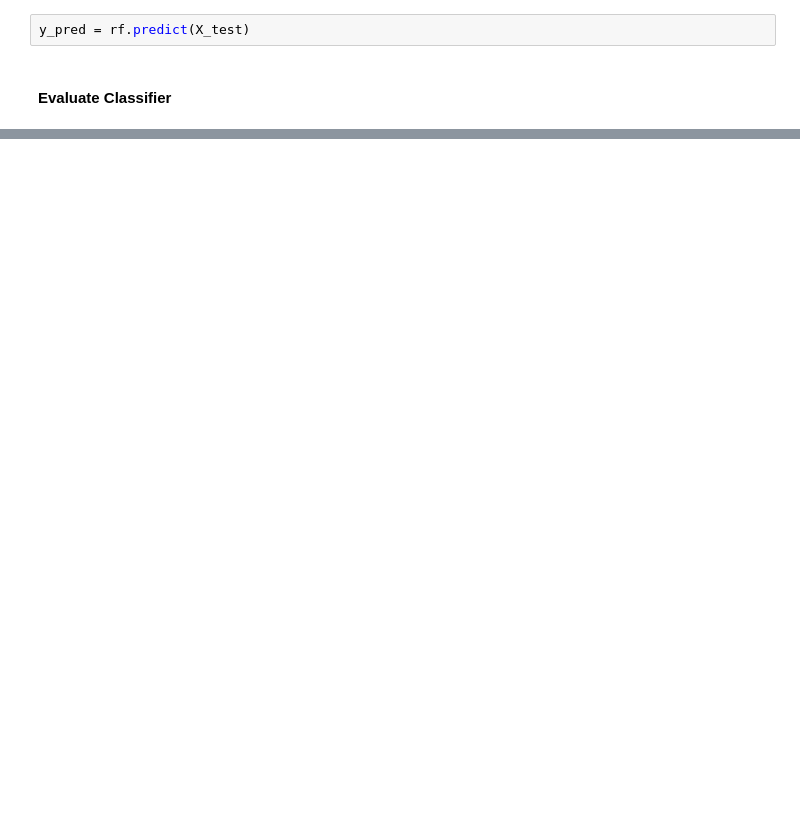
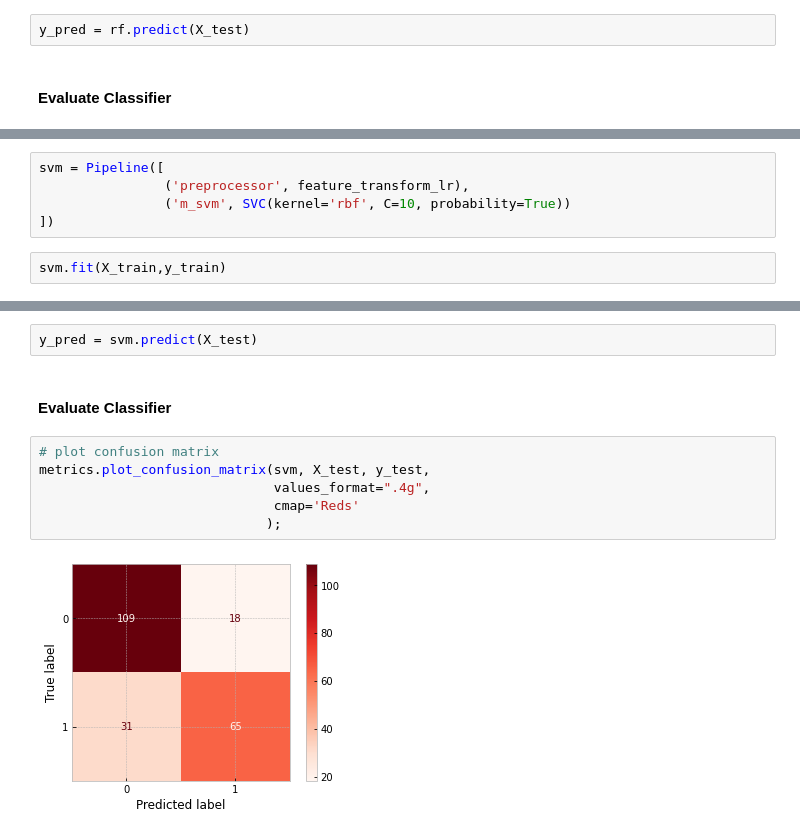
Before and after one commit to miladbehrooz/Classification_Titanic_Data, a Jupyter notebook: notebook/classification_titanic.ipynb, the cells around one changed output, grey strips where cells are left out. Cells and saved outputs as stored; diff of their text form; blank space fills up the shorter version.

```diff
--- a/notebook/classification_titanic.ipynb
+++ b/notebook/classification_titanic.ipynb
@@ -639,0 +677,7 @@ plot_tree(rf['m_rf'][0], feature_names = feature_names_dt,class_names = True, fi
+# %%
+svm = Pipeline([
+                ('preprocessor', feature_transform_lr),
+                ('m_svm', SVC(kernel='rbf', C=10, probability=True))
+])
+# %%
+svm.fit(X_train,y_train)
@@ -639,0 +702,12 @@ plot_tree(rf['m_rf'][0], feature_names = feature_names_dt,class_names = True, fi
+# %%
+y_pred = svm.predict(X_test)
+# %% [markdown]
+#### Evaluate Classifier
+# %%
+# plot confusion matrix
+metrics.plot_confusion_matrix(svm, X_test, y_test,
+                              values_format=".4g",
+                              cmap='Reds'
+                             );
+# %% [output]
+[figure, added]
```
Also changed, not shown: parts of 28 cells of this notebook.
